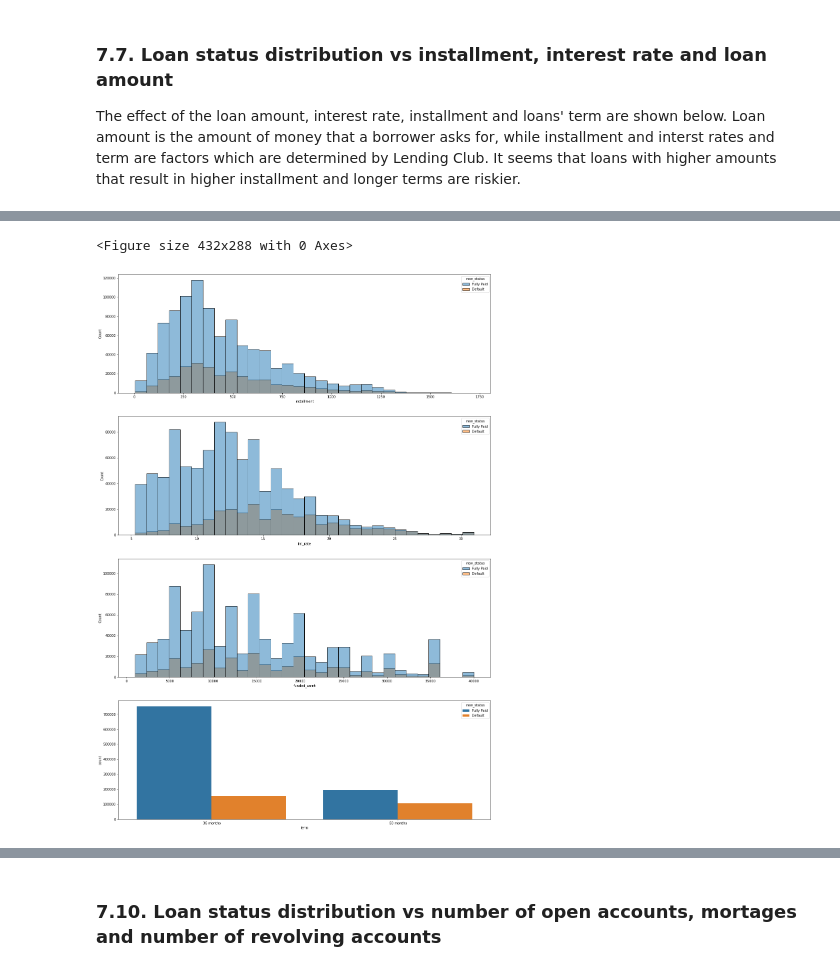
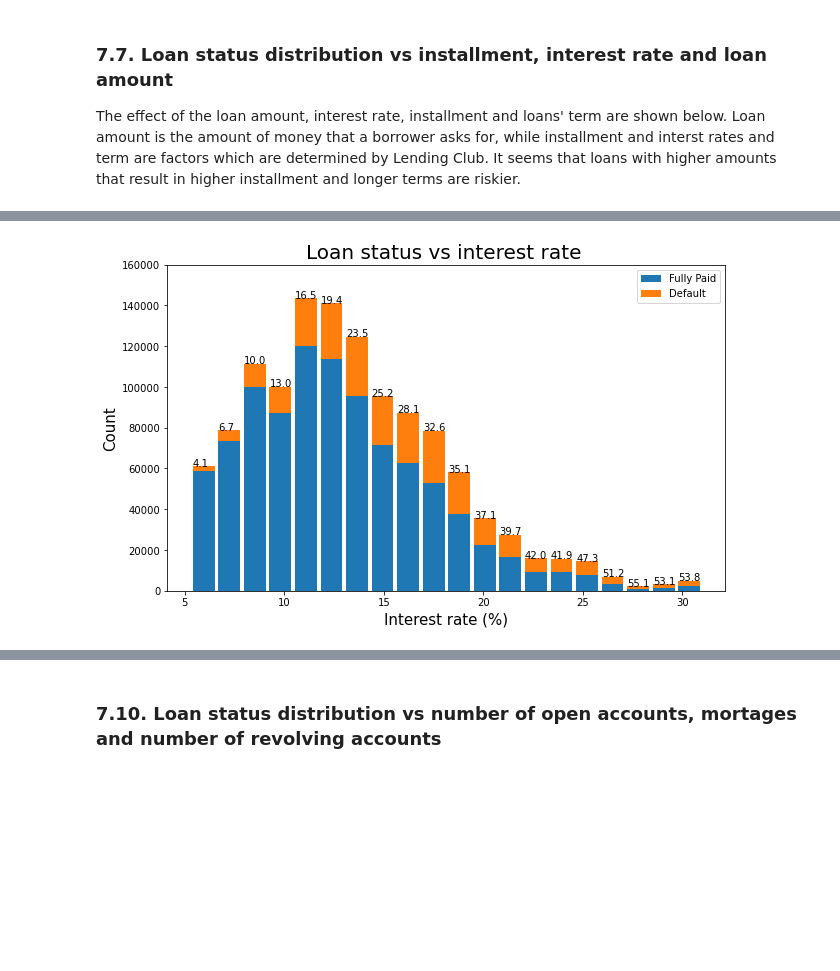
Before and after one commit to somayehY/SomayeYoussefi, a Jupyter notebook: LendingClub/LendingClub_ExploratoryDataAnalysis.ipynb, the cells around one changed output, grey strips where cells are left out. Saved outputs shown, nothing was run; the diff lists cells and outputs as text; code cells hidden in the pictures; blank space fills up the shorter version.

```diff
--- a/LendingClub/LendingClub_ExploratoryDataAnalysis.ipynb
+++ b/LendingClub/LendingClub_ExploratoryDataAnalysis.ipynb
@@ -277,6 +288,7 @@ plt.show()
 # %%
 s = pd.DataFrame({'Fully Paid': df.loc[df['new_status']=='Fully Paid', ['emp_length']].value_counts(), 'Default': df.loc[df['new_status']=='Default', ['emp_length']].value_counts()})
 listIndex = s.index
+
 new = []
 for item in listIndex:
     new.append(''.join(item))
@@ -291,16 +303,19 @@ fig, ax = plt.subplots(figsize=(12,8))
 ax.bar(s.index, s['Fully Paid'])
 ax.bar(s.index, s['Default'], bottom=s['Fully Paid'])
 ax.set_xticklabels(s.index, rotation=45)
-ax.set_ylabel('count')
 ax.legend(['Fully Paid', 'Default'])
+ax.set_xlabel('Employment length', fontsize=15)
+ax.set_ylabel('Count', fontsize=15)
+ax.set_title("Loan status vs employment length", fontsize=20)
+
 
 s_total=s['Total']
 s = s.iloc[:, 0:2]
 s_rel = s.div(s_total, 0)*100
 
-for n in s_rel:
-    for i, (cs, ab, pc) in enumerate(zip(s.cumsum(1)[n], s[n], s_rel[n])):
-        plt.text(i, cs - ab/2, str(np.round(pc, 1)) + '%', va='center', ha='center')
+n = 'Default'
+for i, (cs, pc) in enumerate(zip(s.cumsum(1)[n], s_rel[n])):
+    plt.text(i, cs, str(np.round(pc, 1)) + '%', va='bottom', ha='center')
 
 plt.show()
 # %% [output]
@@ -341,11 +399,64 @@ plt.show()
 
 The effect of the loan amount, interest rate, installment and loans' term are shown below. Loan amount is the amount of money that a borrower asks for, while installment and interst rates and term are factors which are determined by Lending Club. It seems that loans with higher amounts that result in higher installment and longer terms are riskier.
 # %%
-plt.figure()
-fig, axes = plt.subplots(nrows=4, ncols=1, figsize=(20,30)) # create 1x4 array of subplots
+s1 = pd.DataFrame({'Fully Paid': df.loc[df['new_status']=='Fully Paid', 'int_rate'], 'Default': df.loc[df['new_status']=='Default', 'int_rate']}, index=None)
+s2 = pd.DataFrame({'Fully Paid': df.loc[df['new_status']=='Fully Paid', 'funded_amnt'], 'Default': df.loc[df['new_status']=='Default', 'funded_amnt']}, index=None)
+s3 = pd.DataFrame({'Fully Paid': df.loc[df['new_status']=='Fully Paid', 'installment'], 'Default': df.loc[df['new_status']=='Default', 'installment']})
 
-sns.histplot(hue="new_status", x='installment', bins=30, data=df, ax=axes[0])
-sns.histplot(hue="new_status", x='int_rate', bins=30, data=df, ax=axes[1])
-sns.histplot(hue="new_status", x='funded_amnt', bins=30, data=df, ax=axes[2])
-sns.countplot(x="term", hue="new_status", data=df, ax=axes[3])
+fig, axes = plt.subplots(3,1) # create 3*1 array of subplots
+fig.clf()
+axes[0] = s1.plot.hist(stacked=True, bins=20, rwidth=0.85, figsize=(10, 6))
+axes[1] = s2.plot.hist(stacked=True, bins=20, rwidth=0.85, figsize=(10, 6))
+axes[2] = s3.plot.hist(stacked=True, bins=20, rwidth=0.85, figsize=(10, 6))
+
+axes[0].legend(['Fully Paid', 'Default'])
+axes[0].set_xlabel('Interest rate (%)', fontsize=15)
+axes[0].set_ylabel('Count', fontsize=15)
+axes[0].set_title("Loan status vs interest rate ", fontsize=20)
+axes[0].set_ylim(0,160000)
+
+axes[1].legend(['Fully Paid', 'Default'])
+axes[1].set_xlabel('Loan amount ($)', fontsize=15)
+axes[1].set_ylabel('Count', fontsize=15)
+axes[1].set_title('Loan status vs loan amount', fontsize=20)
+axes[1].set_ylim(0,160000)
+
+axes[2].legend(['Fully Paid', 'Default'])
+axes[2].set_xlabel('Installment amount ($)', fontsize=15)
+axes[2].set_ylabel('Count', fontsize=15)
+axes[2].set_title('Loan status vs installment amount', fontsize=20)
+axes[2].set_ylim(0,250000)
+
+p = axes[0].patches
+for i in range(0,20,1):
+    x1, y1 = p[i].get_xy()
+    x2, y2 = p[i+1].get_xy()
+    x = x1
+    Y1 = p[i].get_height()
+    Y2 = p[i+20].get_height()
+    y = Y2 + Y1
+    a = Y2/(Y2 + Y1)
+    axes[0].text(x, y, round(a*100,1), rotation=0)
+
+p = axes[1].patches
+for i in range(0,20,1):
+    x1, y1 = p[i].get_xy()
+    x2, y2 = p[i+1].get_xy()
+    x = x1
+    Y1 = p[i].get_height()
+    Y2 = p[i+20].get_height()
+    y = Y2 + Y1
+    a = Y2/(Y2 + Y1)
+    axes[1].text(x, y, round(a*100,1), rotation=0)
+
+p = axes[2].patches
+for i in range(0,20,1):
+    x1, y1 = p[i].get_xy()
+    x2, y2 = p[i+1].get_xy()
+    x = x1
+    Y1 = p[i].get_height()
+    Y2 = p[i+20].get_height()
+    y = Y2 + Y1
+    a = Y2/(Y2 + Y1)
+    axes[2].text(x, y, round(a*100,1), rotation=0)
 # %% [output]
@@ -353,2 +464 @@ sns.countplot(x="term", hue="new_status", data=df, ax=axes[3])
-<Figure size 432x288 with 0 Axes>
-[figure, old version]
+[figure, new version]
```
Also changed, not shown: parts of 42 cells of this notebook.
